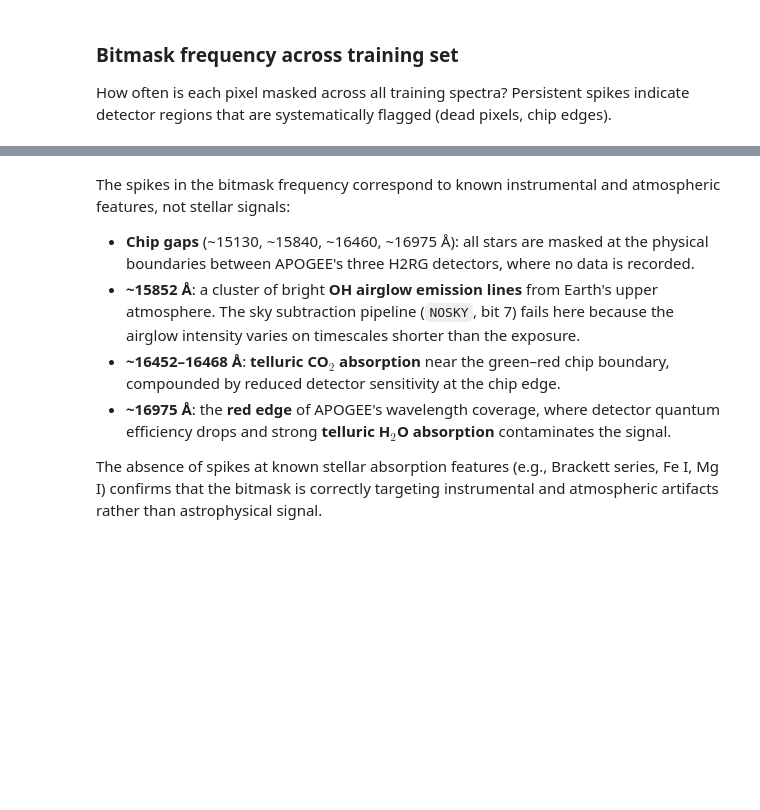
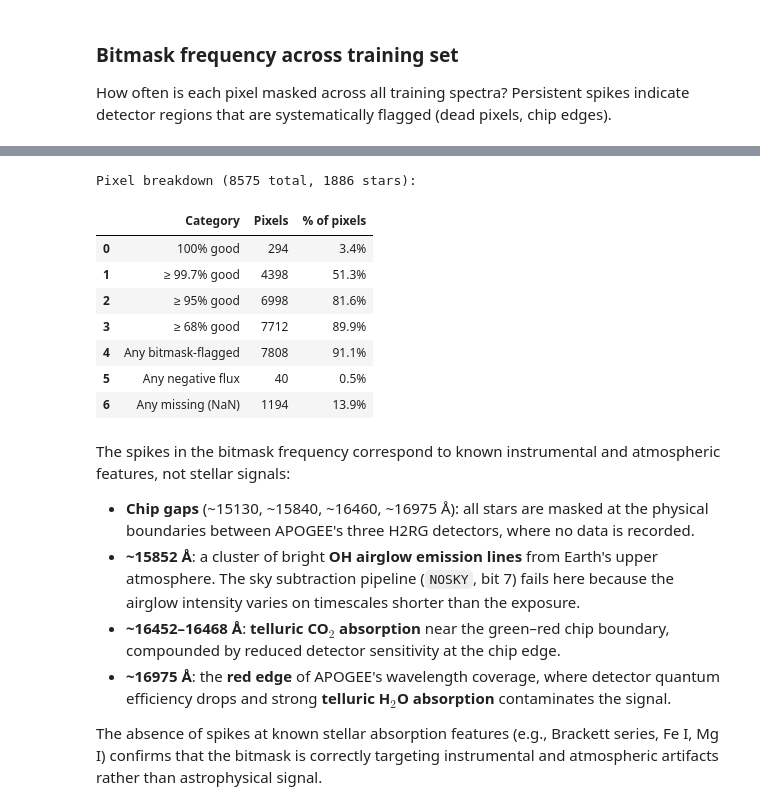
Before and after one commit to raw-asparagus/ay-128, a Jupyter notebook: labs/02/01-training-set.ipynb, the cells around one changed output, grey strips where cells are left out. Saved outputs shown, nothing was run; the diff lists cells and outputs as text; code cells hidden in the pictures; blank space fills up the shorter version.

Commit message:
[LAB02] Fix bad pixel logic

```diff
--- a/labs/02/01-training-set.ipynb
+++ b/labs/02/01-training-set.ipynb
@@ -173,3 +179,58 @@ plt.show()
+# %%
+from ugdatalab.models.apogee.constants import APOGEE_BAD_PIXMASK_BITS
+import pandas as pd
+
+n_stars, n_pixels = flux_raw_all.shape
+
+nan_mask = np.isnan(flux_raw_all)
+bm_mask = np.zeros_like(flux_raw_all, dtype=bool)
+for bit in APOGEE_BAD_PIXMASK_BITS:
+    bm_mask |= (bitmask_raw_all & (1 << bit)).astype(bool)
+bm_mask &= ~nan_mask
+neg_mask = (flux_raw_all < 0) & ~nan_mask & ~bm_mask
+good_mask = ~nan_mask & ~bm_mask & ~neg_mask
+
+good_per_px = np.sum(good_mask, axis=0)
+bm_per_px = np.sum(bm_mask, axis=0)
+neg_per_px = np.sum(neg_mask, axis=0)
+nan_per_px = np.sum(nan_mask, axis=0)
+
+good_frac = good_per_px / n_stars
+
+summary = pd.DataFrame({
+    "Category": [
+        "100% good",
+        "≥ 99.7% good",
+        "≥ 95% good",
+        "≥ 68% good",
+        "Any bitmask-flagged",
+        "Any negative flux",
+        "Any missing (NaN)",
+    ],
+    "Pixels": [
+        np.sum(good_frac == 1.0),
+        np.sum(good_frac >= 0.997),
+        np.sum(good_frac >= 0.95),
+        np.sum(good_frac >= 0.68),
+        np.sum(bm_per_px > 0),
+        np.sum(neg_per_px > 0),
+        np.sum(nan_per_px > 0),
+    ],
+})
+summary["% of pixels"] = (summary["Pixels"] / n_pixels * 100).map("{:.1f}%".format)
+
+print(f"Pixel breakdown ({n_pixels} total, {n_stars} stars):")
+summary
+# %% [output]
+Pixel breakdown (8575 total, 1886 stars):
+|  | Category | Pixels | % of pixels |
+| 0 | 100% good | 294 | 3.4% |
+| 1 | ≥ 99.7% good | 4398 | 51.3% |
+| 2 | ≥ 95% good | 6998 | 81.6% |
+| 3 | ≥ 68% good | 7712 | 89.9% |
+| 4 | Any bitmask-flagged | 7808 | 91.1% |
+| 5 | Any negative flux | 40 | 0.5% |
+| 6 | Any missing (NaN) | 1194 | 13.9% |
 # %% [markdown]
 The spikes in the bitmask frequency correspond to known instrumental and atmospheric features, not stellar signals:
 
```
Also changed, not shown: parts of 4 cells of this notebook, 24 other files.
